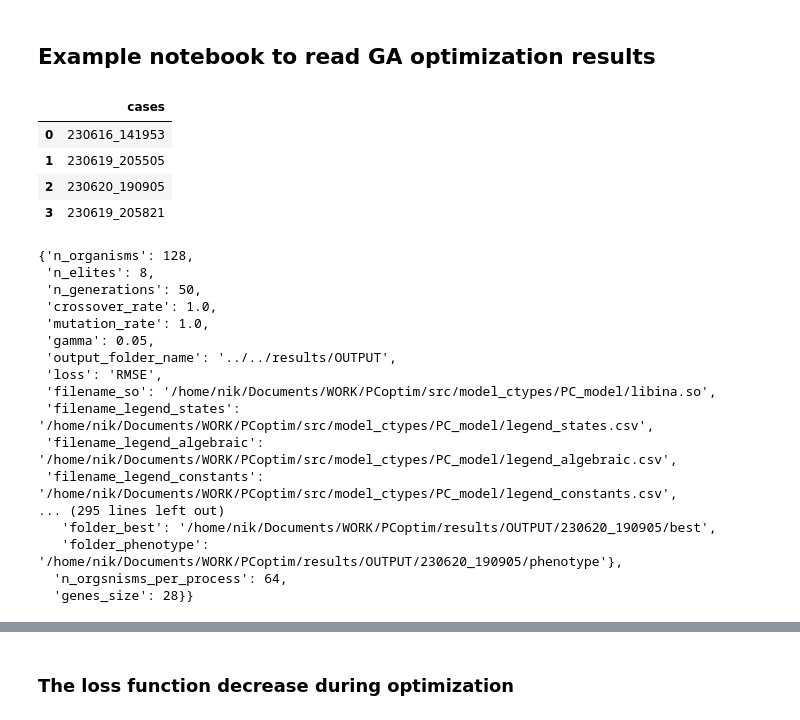
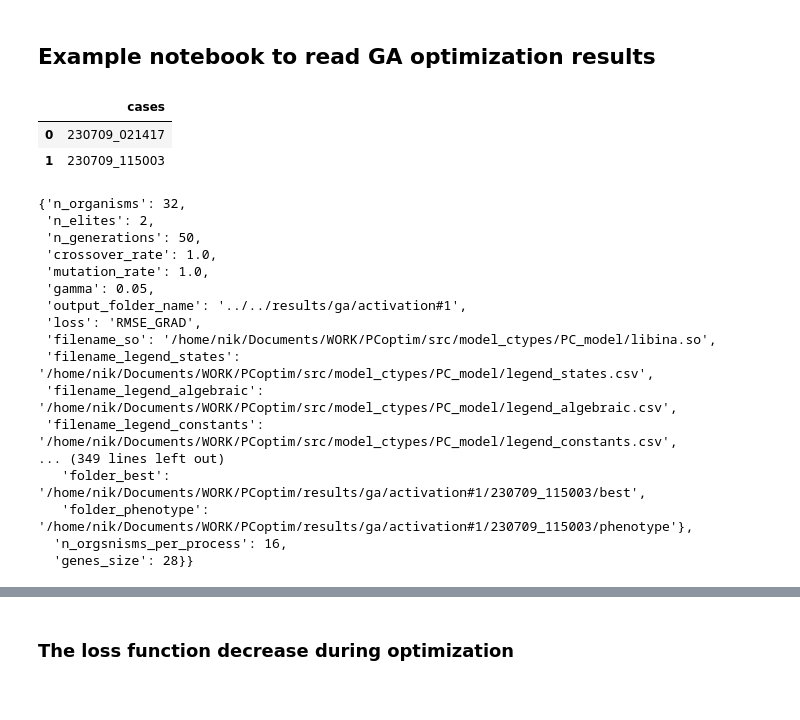
Before and after one commit to humanphysiologylab/PCoptim, a Jupyter notebook: notebooks/005_Results_processing.ipynb, the cells around one changed output, grey strips where cells are left out. Cells and saved outputs as stored; diff of their text form; code cells hidden in the pictures.

```diff
--- a/notebooks/005_Results_processing.ipynb
+++ b/notebooks/005_Results_processing.ipynb
@@ -14,14 +15,12 @@ from gene_utils import update_C_from_genes
 # %%
-case_dir = '../results/OUTPUT/' # ga output directory
+case_dir = '../results/ga/activation#1/' # ga output directory
 pd.DataFrame(os.listdir(case_dir), columns = ['cases'])
 # %% [output]
 |  | cases |
-| 0 | 230616_141953 |
-| 1 | 230619_205505 |
-| 2 | 230620_190905 |
-| 3 | 230619_205821 |
+| 0 | 230709_021417 |
+| 1 | 230709_115003 |
 # %%
-case = '230620_190905' # filename of the case (date_time when ga was run)
+case = '230709_115003' # filename of the case (date_time when ga was run)
 
 result = collect_results(case,
                          case_dir,
@@ -31,20 +30,20 @@ config = result['config'] # load config
 
 config
 # %% [output]
-{'n_organisms': 128,
- 'n_elites': 8,
+{'n_organisms': 32,
+ 'n_elites': 2,
  'n_generations': 50,
  'crossover_rate': 1.0,
  'mutation_rate': 1.0,
  'gamma': 0.05,
- 'output_folder_name': '../../results/OUTPUT',
- 'loss': 'RMSE',
+ 'output_folder_name': '../../results/ga/activation#1',
+ 'loss': 'RMSE_GRAD',
  'filename_so': '/home/nik/Documents/WORK/PCoptim/src/model_ctypes/PC_model/libina.so',
  'filename_legend_states': '/home/nik/Documents/WORK/PCoptim/src/model_ctypes/PC_model/legend_states.csv',
  'filename_legend_algebraic': '/home/nik/Documents/WORK/PCoptim/src/model_ctypes/PC_model/legend_algebraic.csv',
  'filename_legend_constants': '/home/nik/Documents/WORK/PCoptim/src/model_ctypes/PC_model/legend_constants.csv',
-... (295 lines left out)
-   'folder_best': '/home/nik/Documents/WORK/PCoptim/results/OUTPUT/230620_190905/best',
-   'folder_phenotype': '/home/nik/Documents/WORK/PCoptim/results/OUTPUT/230620_190905/phenotype'},
-  'n_orgsnisms_per_process': 64,
+... (349 lines left out)
+   'folder_best': '/home/nik/Documents/WORK/PCoptim/results/ga/activation#1/230709_115003/best',
+   'folder_phenotype': '/home/nik/Documents/WORK/PCoptim/results/ga/activation#1/230709_115003/phenotype'},
+  'n_orgsnisms_per_process': 16,
   'genes_size': 28}}
```
Also changed, not shown: parts of 8 cells of this notebook, 9 other files.
